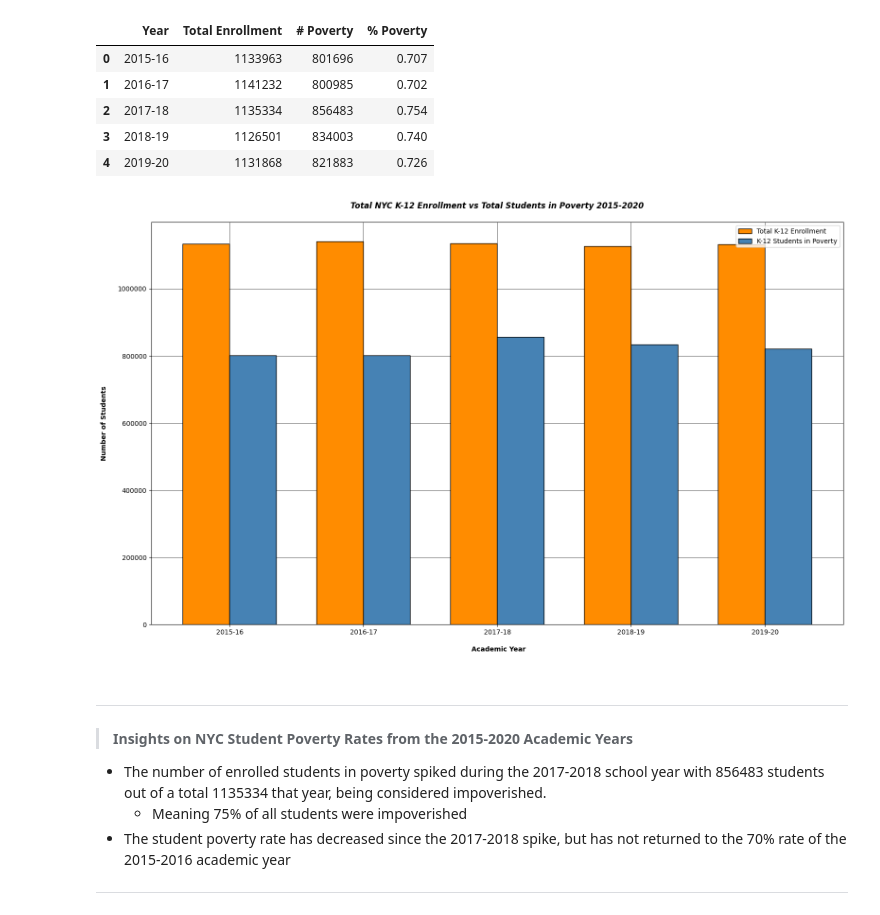
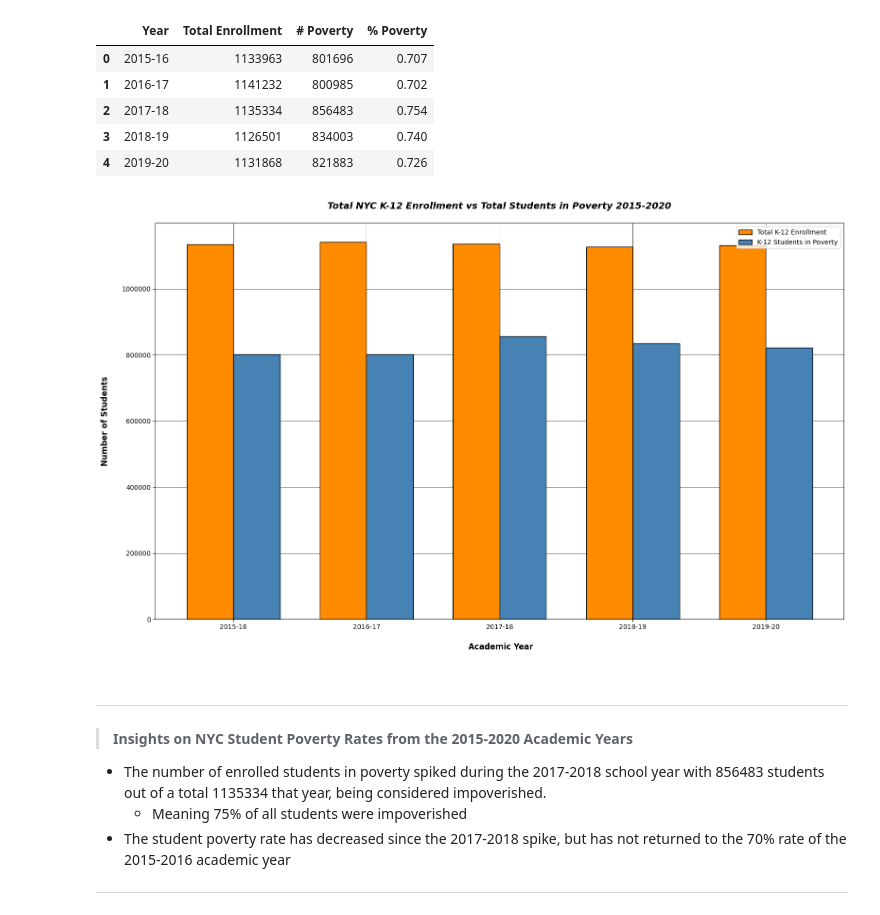
Before and after one commit to thetechleila/NYC-Public-Schools-EDA-Pre-and-Post-Pandemic, a Jupyter notebook: code/eda.ipynb, the cells around one changed output. Saved outputs shown, nothing was run; the diff lists cells and outputs as text; code cells hidden in the pictures.

```diff
--- a/code/eda.ipynb
+++ b/code/eda.ipynb
@@ -567,37 +568,38 @@ poverty_df
 
 years = poverty_df['Year']
 total_k12 = poverty_df['Total Enrollment']
 k12_pov = poverty_df['# Poverty']
 
 #Set bar width and x
 x = np.arange(len(years))
 width = 0.35
 
 #Set up bar details and figure size for plot
 fig, ax = plt.subplots(figsize=(16, 10))
 
 #Remove scientific notation from y axis
 plt.gcf().axes[0].yaxis.get_major_formatter().set_scientific(False)
 
 bars1 = ax.bar(x - width/2, total_k12, width, label='Total K-12 Enrollment',
                color='darkorange', edgecolor ='black')
 bars2 = ax.bar(x + width/2, k12_pov, width, label='K-12 Students in Poverty',
                color='steelblue', edgecolor ='black')
 
-ax.set_ylabel('Number of Students\n', weight='bold')
-ax.set_xlabel('\n Academic Year\n', weight='bold')
-ax.set_title('Total NYC K-12 Enrollment vs Total Students in Poverty 2015-2020\n', weight='bold', style='italic')
+ax.set_ylabel('Number of Students\n', weight='bold', fontsize=12)
+ax.set_xlabel('\n Academic Year\n', weight='bold', fontsize=12)
+ax.set_title('Total NYC K-12 Enrollment vs Total Students in Poverty 2015-2020\n',
+             weight='bold', style='italic', fontsize=14)
 
 ax.set_axisbelow(True)
 ax.grid(True, linewidth=0.5, color ='black')
 ax.set_xticks(x)
 ax.set_xticklabels(years)
 ax.legend()
 
 plt.tight_layout()
 plt.show()
 # %% [output]
-[figure, old version]
+[figure, new version]
 # %% [markdown]
 ___
 > **Insights on NYC Student Poverty Rates from the 2015-2020 Academic Years**
```
Also changed, not shown: parts of 3 cells of this notebook.
